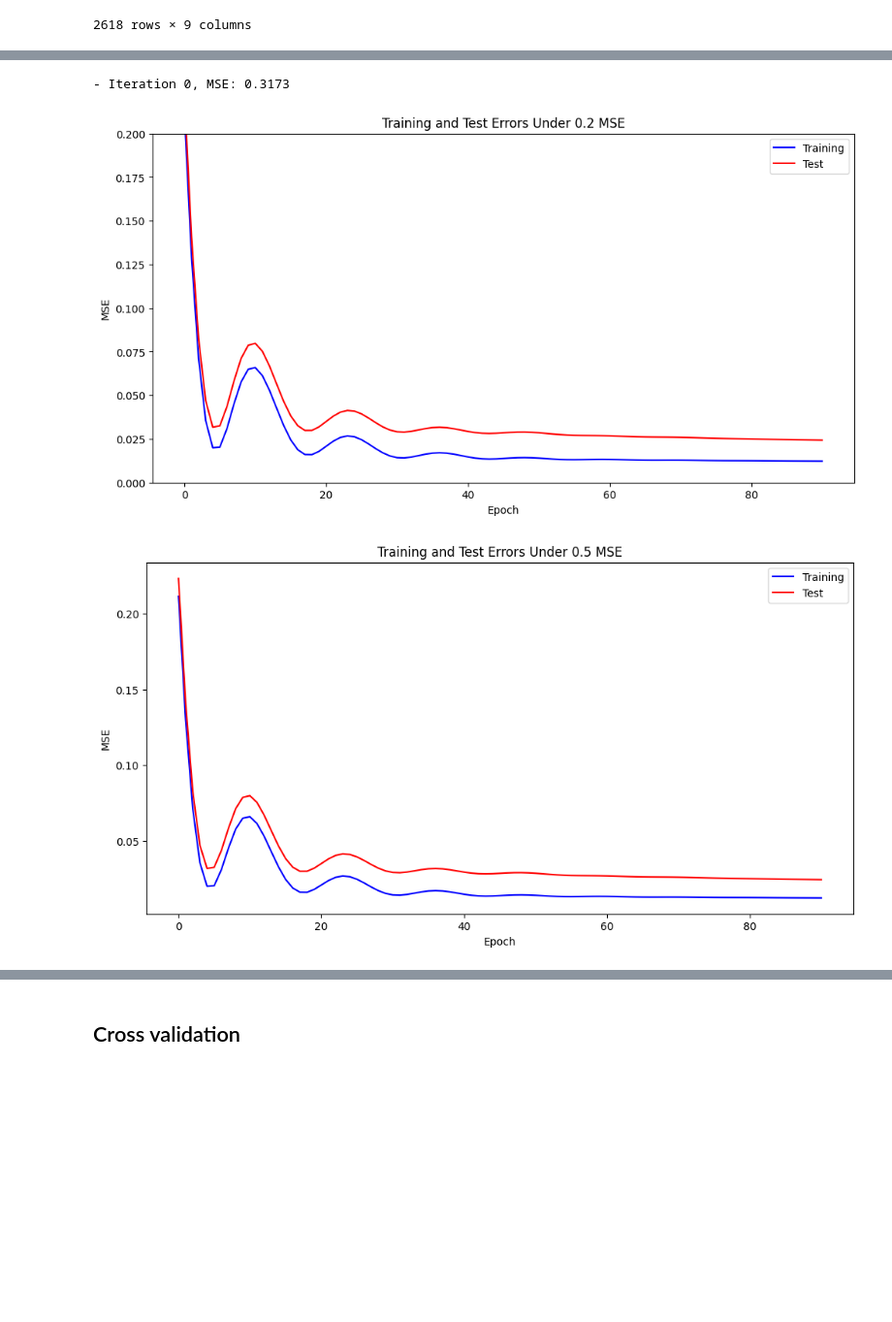
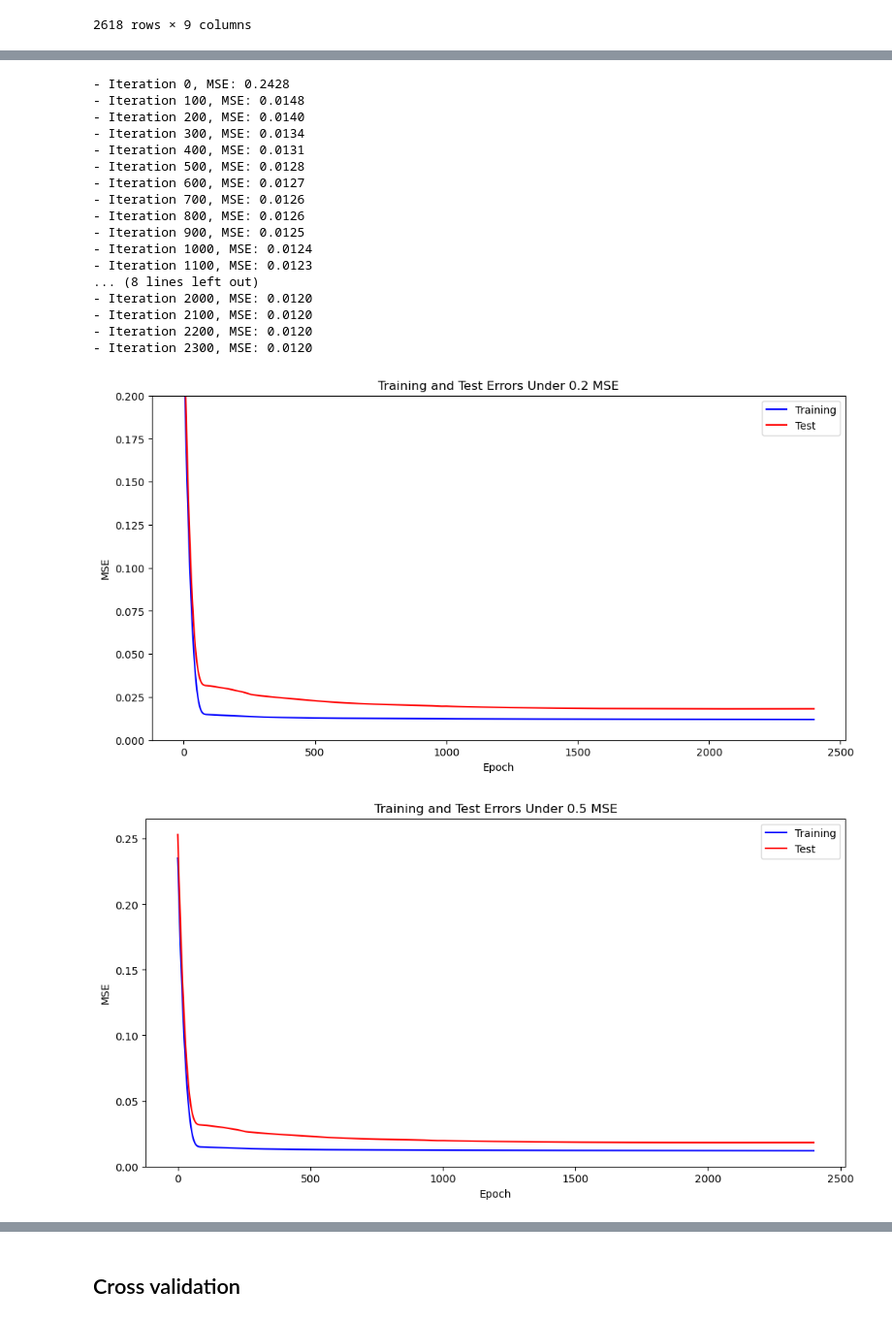
Before and after one commit to Fabian-Leal/PhD-Thesis---Incorporating-Deep-Learning-into-Statistical-Models-for-Spatial-Interpolation, a Jupyter notebook: Paper 3 PhD BNNs for multivariate predictions/NN only spatial/NN 3D full deposit.ipynb, the cells around one changed output, grey strips where cells are left out. Shown at 97% size. Saved outputs shown, nothing was run; the diff lists cells and outputs as text; code cells hidden in the pictures; blank space fills up the shorter version.

```diff
--- a/Paper 3 PhD BNNs for multivariate predictions/NN only spatial/NN 3D full deposit.ipynb
+++ b/Paper 3 PhD BNNs for multivariate predictions/NN only spatial/NN 3D full deposit.ipynb
@@ -126,9 +126,9 @@ y_test = torch.tensor(y_test, dtype=torch.float32)
 
 
 model = nn.Sequential(
-    nn.Linear(in_features=3, out_features=500),
+    nn.Linear(in_features=3, out_features=30),
     nn.ReLU(),
-    nn.Linear(in_features=500, out_features=1)
+    nn.Linear(in_features=30, out_features=1)
 )
 
 mse_loss = nn.MSELoss()
@@ -139,7 +139,7 @@ optimizer = optim.Adam(model.parameters(), lr=0.001)
 train_losses = []  # To store training losses during training
 test_losses = []   # To store test losses during training
 
-for step in range(91):
+for step in range(2400):
     pre = model(x_train)
     mse = mse_loss(pre, y_train)
     cost = mse
@@ -199,3 +206,19 @@ See the caveats in the documentation: https://pandas.pydata.org/pandas-docs/stab
-- Iteration 0, MSE: 0.3173
+- Iteration 0, MSE: 0.2428
+- Iteration 100, MSE: 0.0148
+- Iteration 200, MSE: 0.0140
+- Iteration 300, MSE: 0.0134
+- Iteration 400, MSE: 0.0131
+- Iteration 500, MSE: 0.0128
+- Iteration 600, MSE: 0.0127
+- Iteration 700, MSE: 0.0126
+- Iteration 800, MSE: 0.0126
+- Iteration 900, MSE: 0.0125
+- Iteration 1000, MSE: 0.0124
+- Iteration 1100, MSE: 0.0123
+... (8 lines left out)
+- Iteration 2000, MSE: 0.0120
+- Iteration 2100, MSE: 0.0120
+- Iteration 2200, MSE: 0.0120
+- Iteration 2300, MSE: 0.0120
-[figure, old version]
+[figure, new version]
-[figure, old version]
+[figure, new version]
```
Also changed, not shown: parts of 10 cells of this notebook, 6 other files.
